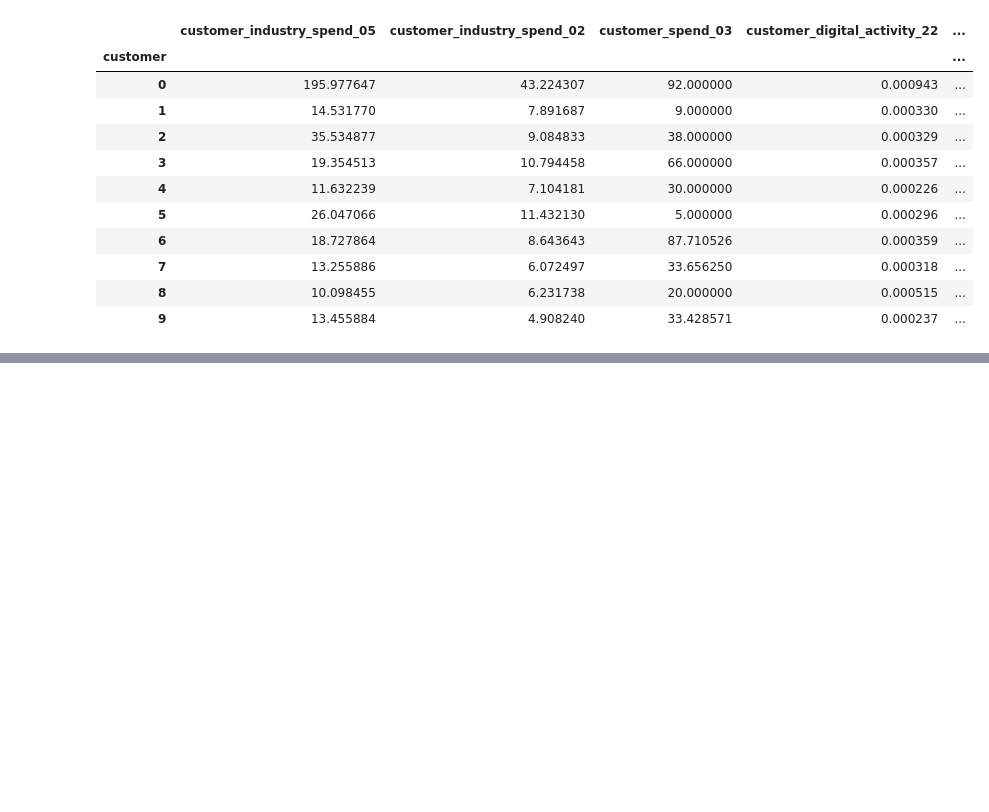
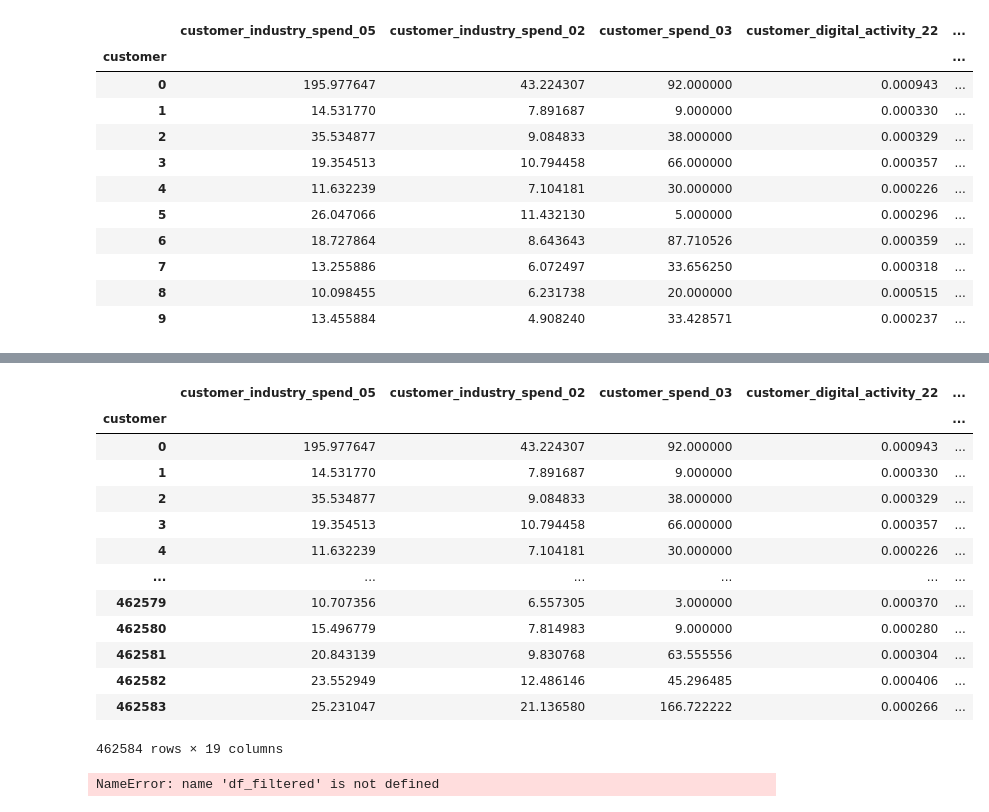
Before and after one commit to ItsEyan/Amex-Hackathon, a Jupyter notebook: customer.ipynb, the cells around one changed output, grey strips where cells are left out. Cells and saved outputs as stored; diff of their text form; code cells hidden in the pictures; blank space fills up the shorter version.

```diff
--- a/customer.ipynb
+++ b/customer.ipynb
@@ -250,0 +275,17 @@ FileNotFoundError: [Errno 2] No such file or directory: 'customer_rates.pkl'
+# %%
+df_filtered
+# %% [output]
+|  | customer_industry_spend_05 | customer_industry_spend_02 | customer_spend_03 | customer_digital_activity_22 | ... |
+| customer |  |  |  |  | ... |
+| 0 | 195.977647 | 43.224307 | 92.000000 | 0.000943 | ... |
+| 1 | 14.531770 | 7.891687 | 9.000000 | 0.000330 | ... |
+| 2 | 35.534877 | 9.084833 | 38.000000 | 0.000329 | ... |
+| 3 | 19.354513 | 10.794458 | 66.000000 | 0.000357 | ... |
+| 4 | 11.632239 | 7.104181 | 30.000000 | 0.000226 | ... |
+| ... | ... | ... | ... | ... | ... |
+| 462579 | 10.707356 | 6.557305 | 3.000000 | 0.000370 | ... |
+| 462580 | 15.496779 | 7.814983 | 9.000000 | 0.000280 | ... |
+| 462581 | 20.843139 | 9.830768 | 63.555556 | 0.000304 | ... |
+| 462582 | 23.552949 | 12.486146 | 45.296485 | 0.000406 | ... |
+| 462583 | 25.231047 | 21.136580 | 166.722222 | 0.000266 | ... |
+462584 rows × 19 columns
@@ -250,0 +302,12 @@ FileNotFoundError: [Errno 2] No such file or directory: 'customer_rates.pkl'
+# %%
+logistic_models = []
+for i in sorted(df_filtered['Cluster_Label'].unique()):
+    cur_df = df[df['Cluster_Label'] == i]
+    cur_weights = cur_df['weight'].to_list()
+    X = cur_df.drop(['activation', 'customer', 'Cluster_Label', 'weight'], axis=1)
+    y = cur_df['activation']
+    #X_train, X_test, y_train, y_test = train_test_split(X, y, test_size=0.2, random_state=42)
+    logistic_models.append(LogisticRegression(max_iter=500))
+    logistic_models[i].fit(X, y, sample_weight=cur_weights)
+# %% [output]
+NameError: name 'df_filtered' is not defined
```
Also changed, not shown: parts of 8 cells of this notebook.
